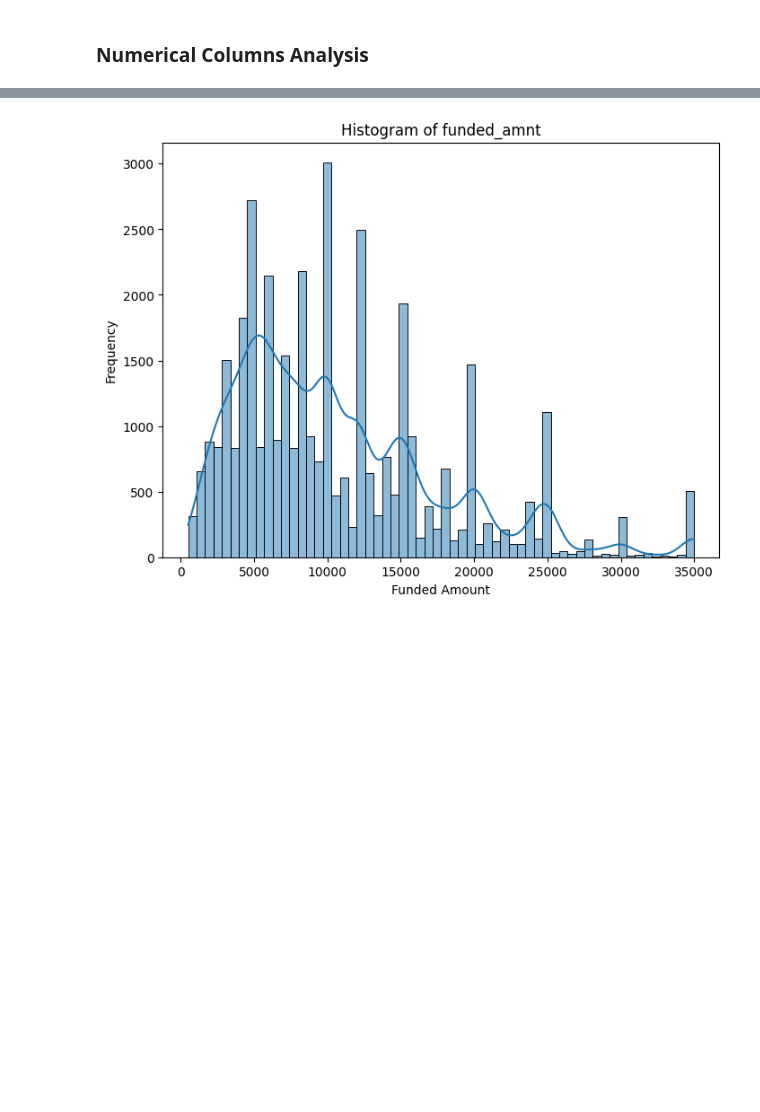
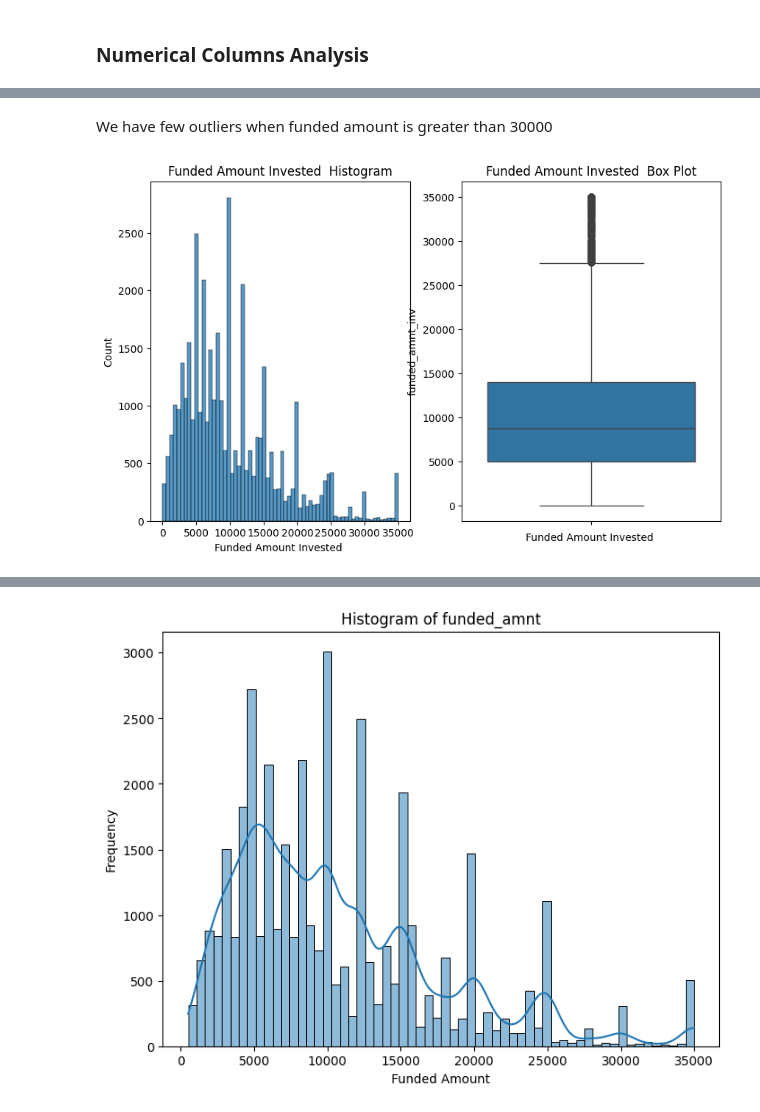
Before and after one commit to balu337/LendingClubRepo, a Jupyter notebook: LC_v1.ipynb, the cells around one changed output, grey strips where cells are left out. Drawn from its saved outputs; the diff is of its cells as text; code cells hidden in the pictures; blank space fills up the shorter version.

```diff
--- a/LC_v1.ipynb
+++ b/LC_v1.ipynb
@@ -573,0 +607,6 @@ extra_col =['id', 'member_id', 'total_pymnt_inv','zip_code','out_prncp','out_prn
+# %% [markdown]
+We have few outliers when funded amount is greater than 30000
+# %%
+drawPlots (df1['funded_amnt_inv'],"Funded Amount Invested ")
+# %% [output]
+[figure, added]
```
Also changed, not shown: parts of 51 cells of this notebook.
